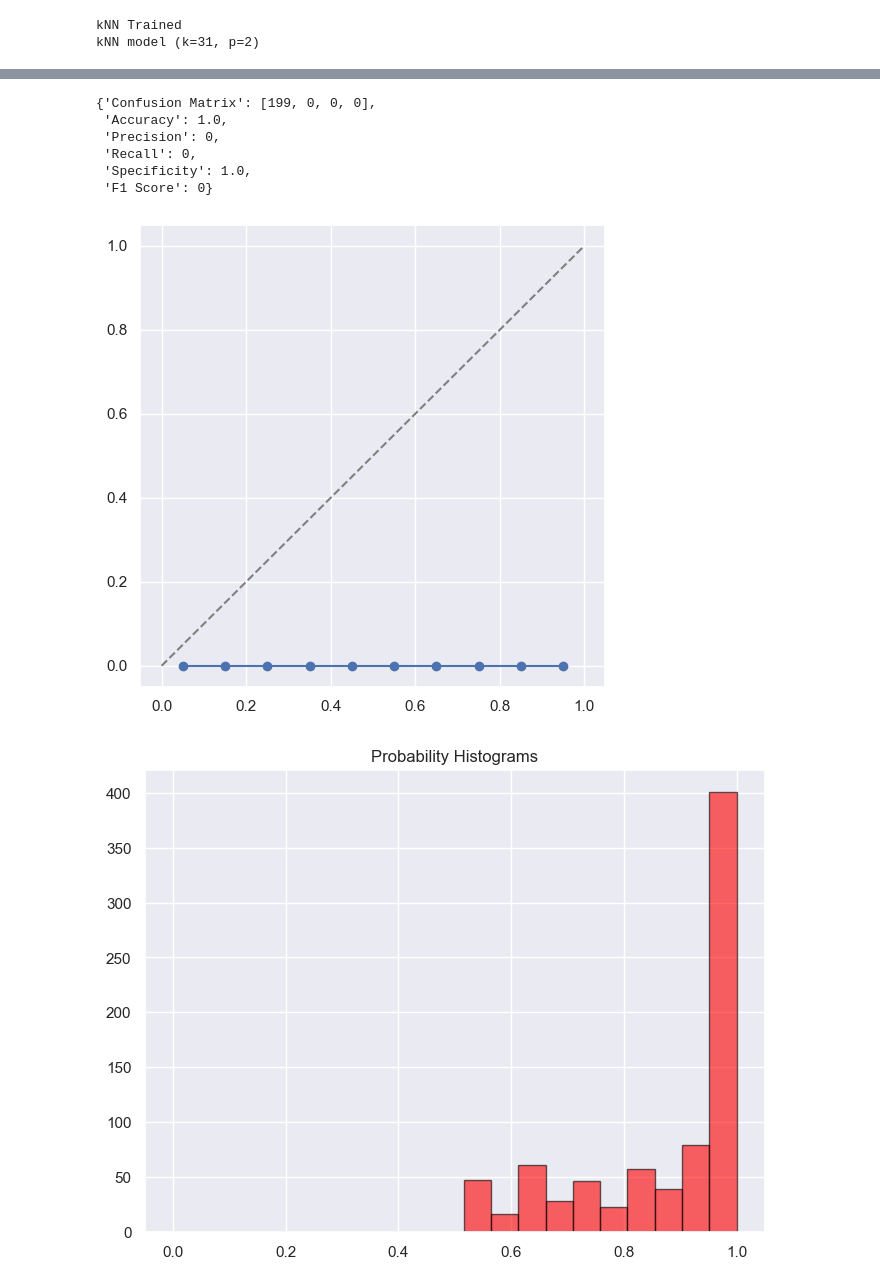
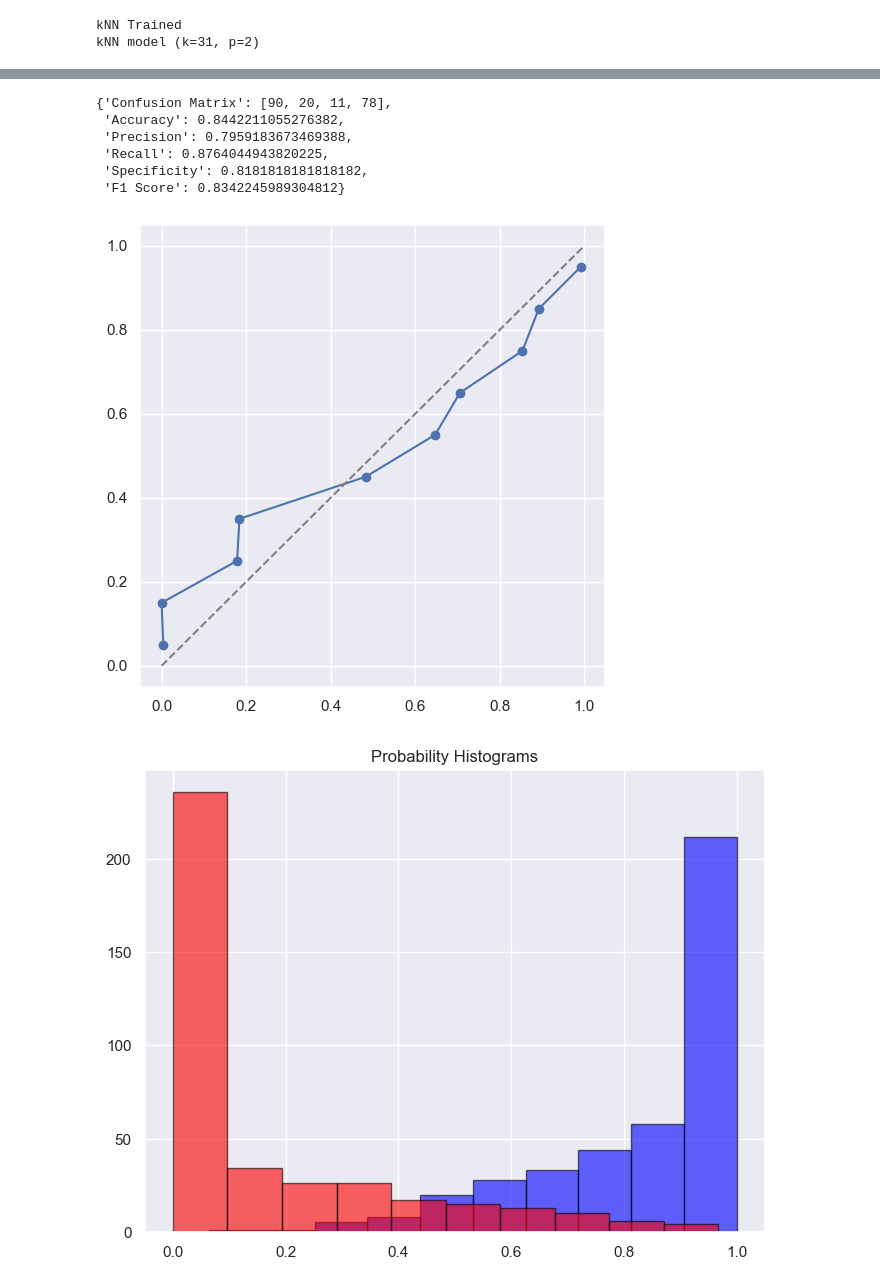
Before and after one commit to ICAI-IMAT-ML/p2-2-jorgecarnicero, a Jupyter notebook: notebook/Lab_2_2_kNN.ipynb, the cells around one changed output, grey strips where cells are left out. Saved outputs shown, nothing was run; the diff lists cells and outputs as text; code cells hidden in the pictures.

Commit message:
ultimos cambios ploteo y notebook y cambio en predict_prob por un problema

```diff
--- a/notebook/Lab_2_2_kNN.ipynb
+++ b/notebook/Lab_2_2_kNN.ipynb
@@ -88,21 +88,21 @@ evaluate_classification_metrics(y_train, knn_fit.predict(X_train[INPUTS_KNN].val
 # %%
 # Obtain test performance metrics
-evaluate_classification_metrics(y_test, knn_fit.predict(X_test[INPUTS_KNN].values),  'YES')
+evaluate_classification_metrics(y_test, knn_fit.predict(X_test[INPUTS_KNN].values),  1)
 # %% [output]
-{'Confusion Matrix': [199, 0, 0, 0],
- 'Accuracy': 1.0,
- 'Precision': 0,
- 'Recall': 0,
- 'Specificity': 1.0,
- 'F1 Score': 0}
+{'Confusion Matrix': [90, 20, 11, 78],
+ 'Accuracy': 0.8442211055276382,
+ 'Precision': 0.7959183673469388,
+ 'Recall': 0.8764044943820225,
+ 'Specificity': 0.8181818181818182,
+ 'F1 Score': 0.8342245989304812}
 # %%
 probs = knn_fit.predict_proba(X_train.values)
 # %%
-calibration_curve = plot_calibration_curve(y_train.values, probs[:,1], 'YES')
+calibration_curve = plot_calibration_curve(y_train.values, probs[:,1], 1)
 # %% [output]
-[figure, old version]
+[figure, new version]
 # %%
-probability_histograms = plot_probability_histograms(y_train.values, probs[:,1], 'YES')
+probability_histograms = plot_probability_histograms(y_train.values, probs[:,1], 1)
 # %% [output]
-[figure, old version]
+[figure, new version]
 # %%
```
Also changed, not shown: parts of 3 cells of this notebook, 1 other file.
